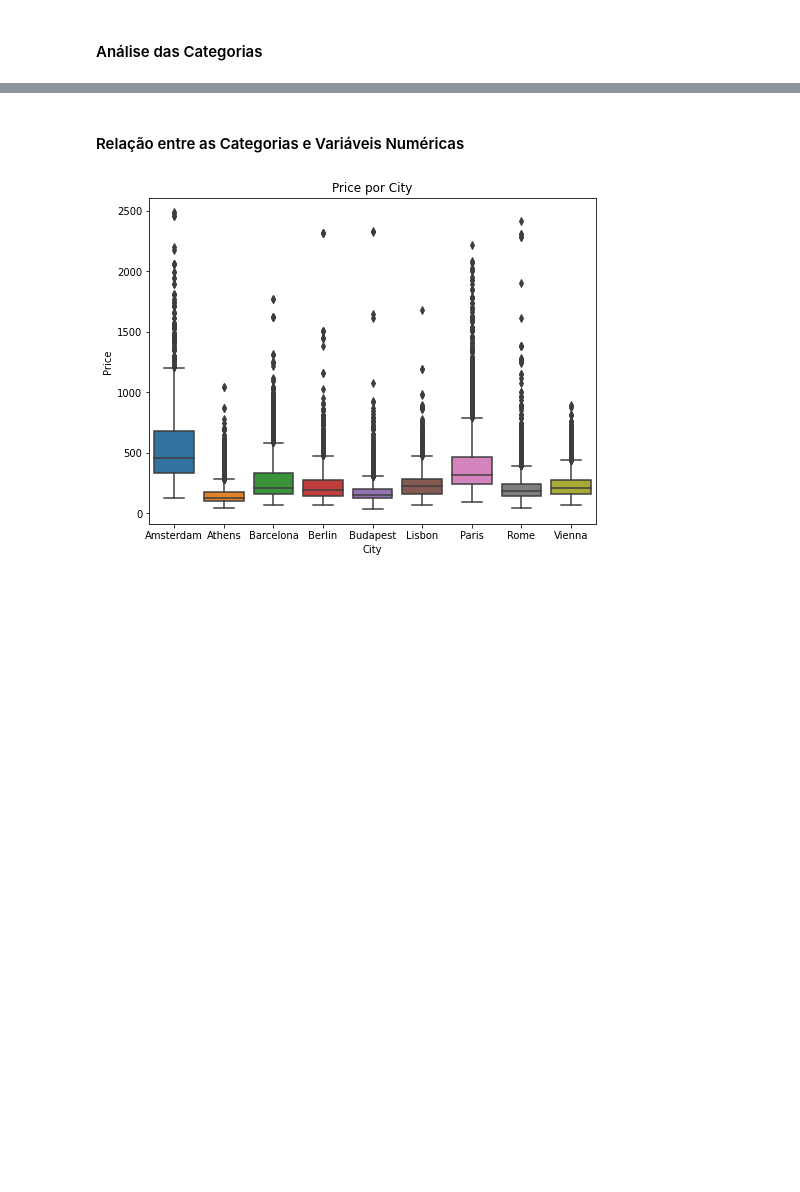
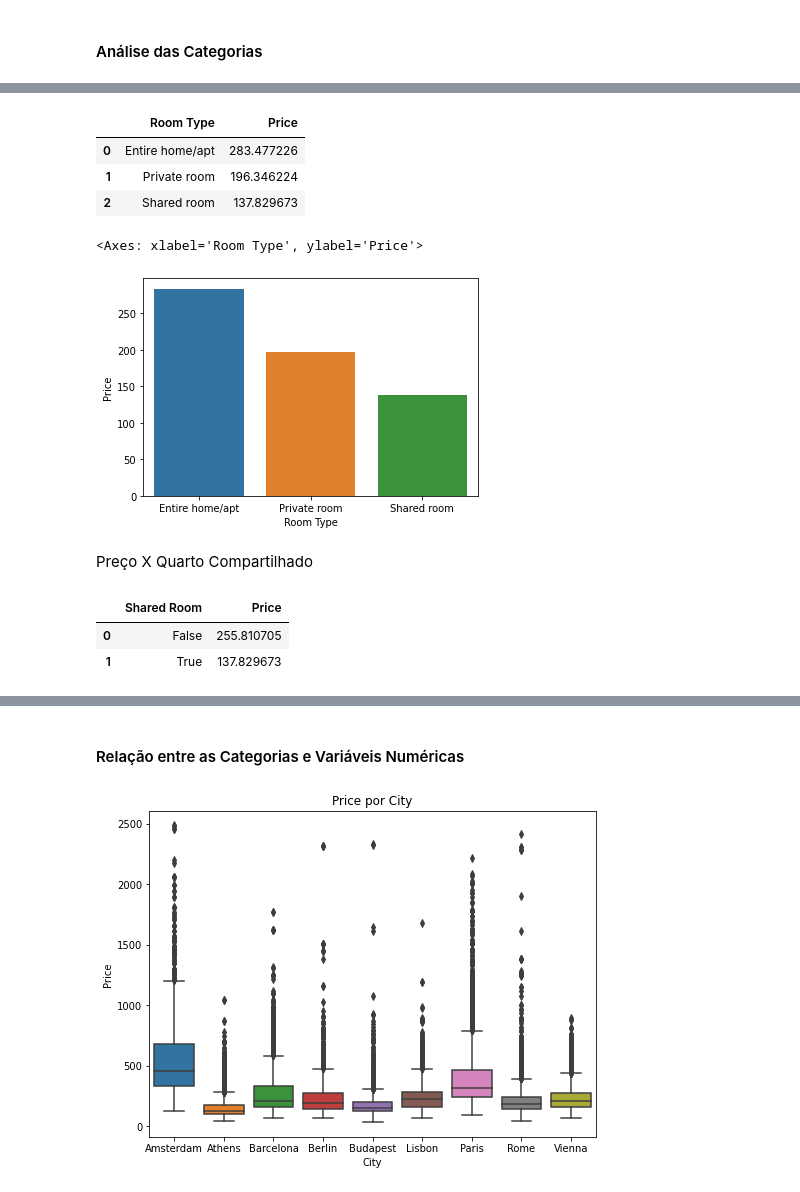
Before and after one commit to maafinotti/satisfacao_clientes_airbnb, a Jupyter notebook: projeto.ipynb, the cells around one changed output, grey strips where cells are left out. Drawn from its saved outputs; the diff is of its cells as text; code cells hidden in the pictures; blank space fills up the shorter version.

```diff
--- a/projeto.ipynb
+++ b/projeto.ipynb
@@ -221,0 +237,22 @@ Name: Superhost, dtype: int64
+# %%
+media_por_tipo_quarto = df[['Room Type', 'Price']].groupby('Room Type').mean().sort_values(by = 'Price', ascending = False).reset_index()
+media_por_tipo_quarto
+# %% [output]
+|  | Room Type | Price |
+| 0 | Entire home/apt | 283.477226 |
+| 1 | Private room | 196.346224 |
+| 2 | Shared room | 137.829673 |
+# %%
+sns.barplot(data = media_por_tipo_quarto, x = 'Room Type', y = 'Price')
+# %% [output]
+<Axes: xlabel='Room Type', ylabel='Price'>
+[figure, added]
+# %% [markdown]
+Preço X Quarto Compartilhado
+# %%
+media_por_compartilhamento = df[['Shared Room', 'Price']].groupby('Shared Room').mean().sort_values(by = 'Price', ascending = False).reset_index()
+media_por_compartilhamento
+# %% [output]
+|  | Shared Room | Price |
+| 0 | False | 255.810705 |
+| 1 | True | 137.829673 |
```
Also changed, not shown: parts of 31 cells of this notebook.
